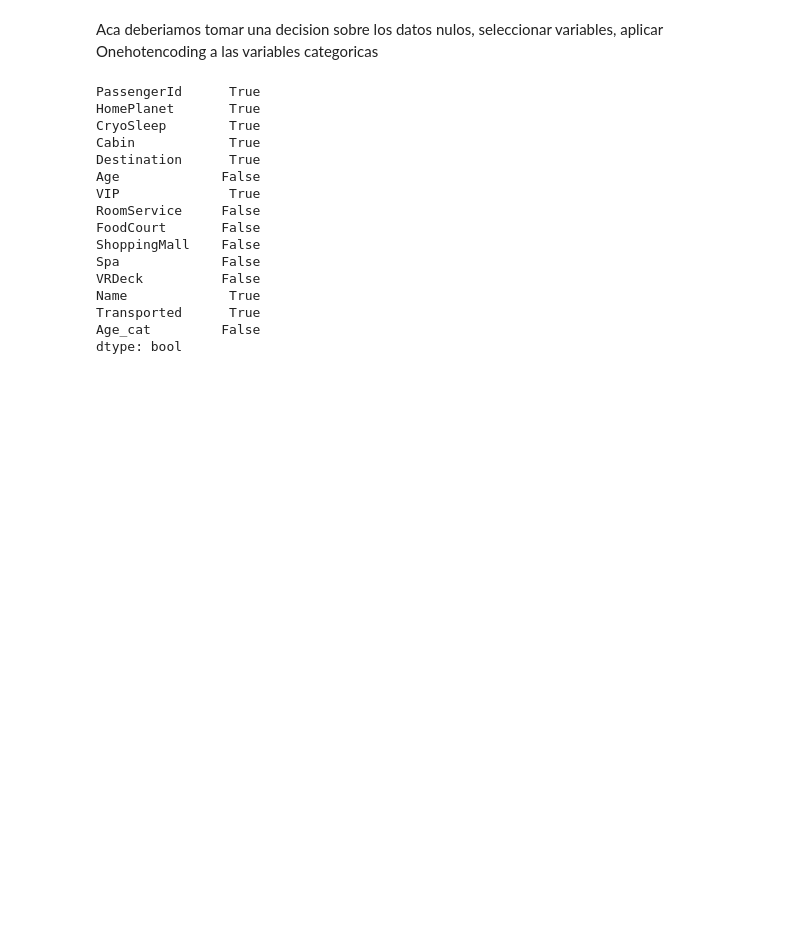
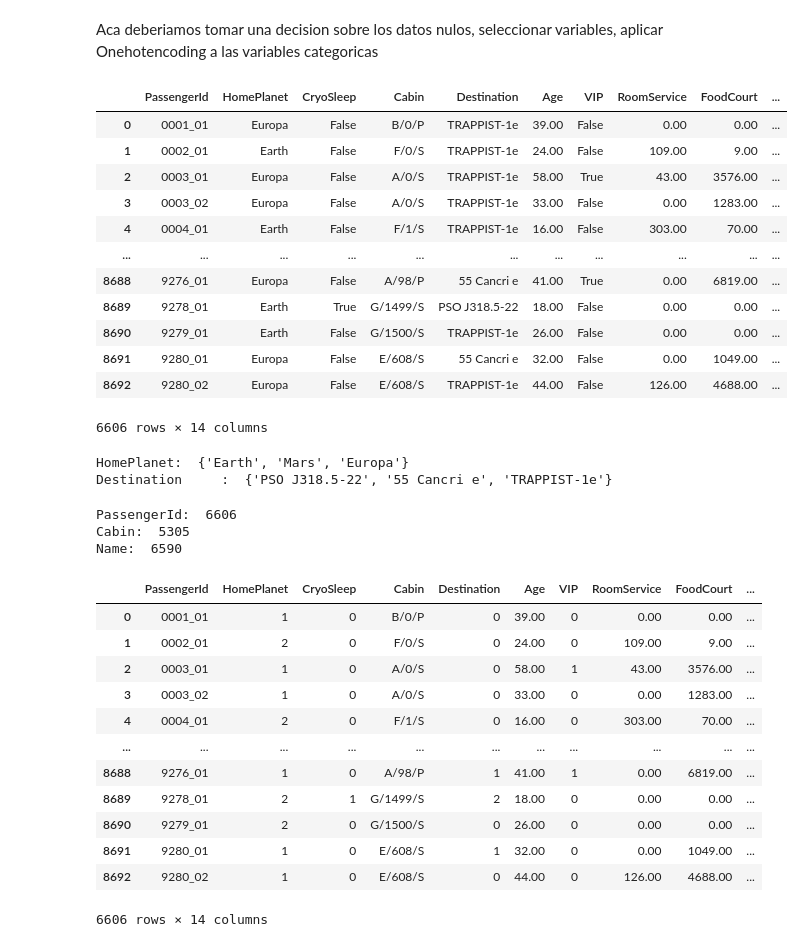
Before and after one commit to ayepezzetto/METLAB, a Jupyter notebook: Challenge_Titanic_RamaGiuli.ipynb, the cells around one changed output. Drawn from its saved outputs; the diff is of its cells as text; code cells hidden in the pictures; blank space fills up the shorter version.

Commit message:
cambios en el preparado de los datos para los modelos

```diff
--- a/Challenge_Titanic_RamaGiuli.ipynb
+++ b/Challenge_Titanic_RamaGiuli.ipynb
@@ -583,3 +583,21 @@ A partir del id del pasajero obtener si viajo o no con la familia y analizar si
 # 6) Preparado de los datos para los modelos
 # %% [markdown]
 Aca deberiamos tomar una decision sobre los datos nulos, seleccionar variables, aplicar Onehotencoding a las variables categoricas
+# %%
+#Por el momento los elimine!
+df = df.dropna()
+df
+# %% [output]
+|  | PassengerId | HomePlanet | CryoSleep | Cabin | Destination | Age | VIP | RoomService | FoodCourt | ... |
+| 0 | 0001_01 | Europa | False | B/0/P | TRAPPIST-1e | 39.00 | False | 0.00 | 0.00 | ... |
+| 1 | 0002_01 | Earth | False | F/0/S | TRAPPIST-1e | 24.00 | False | 109.00 | 9.00 | ... |
+| 2 | 0003_01 | Europa | False | A/0/S | TRAPPIST-1e | 58.00 | True | 43.00 | 3576.00 | ... |
+| 3 | 0003_02 | Europa | False | A/0/S | TRAPPIST-1e | 33.00 | False | 0.00 | 1283.00 | ... |
+| 4 | 0004_01 | Earth | False | F/1/S | TRAPPIST-1e | 16.00 | False | 303.00 | 70.00 | ... |
+| ... | ... | ... | ... | ... | ... | ... | ... | ... | ... | ... |
+| 8688 | 9276_01 | Europa | False | A/98/P | 55 Cancri e | 41.00 | True | 0.00 | 6819.00 | ... |
+| 8689 | 9278_01 | Earth | True | G/1499/S | PSO J318.5-22 | 18.00 | False | 0.00 | 0.00 | ... |
+| 8690 | 9279_01 | Earth | False | G/1500/S | TRAPPIST-1e | 26.00 | False | 0.00 | 0.00 | ... |
+| 8691 | 9280_01 | Europa | False | E/608/S | 55 Cancri e | 32.00 | False | 0.00 | 1049.00 | ... |
+| 8692 | 9280_02 | Europa | False | E/608/S | TRAPPIST-1e | 44.00 | False | 126.00 | 4688.00 | ... |
+6606 rows × 14 columns
@@ -585,0 +607,15 @@ Aca deberiamos tomar una decision sobre los datos nulos, seleccionar variables,
+# %%
+#Cambiamos la variables Home Planet. Para eso primero vemos los valores que toma
+print('HomePlanet: ',set(df.HomePlanet.values))
+print('Destination	: ',set(df.Destination.values))
+# %% [output]
+HomePlanet:  {'Earth', 'Mars', 'Europa'}
+Destination     :  {'PSO J318.5-22', '55 Cancri e', 'TRAPPIST-1e'}
+# %%
+print('PassengerId: ',len(set(df.PassengerId.values)))  #Passenger Id es diferente en todos los casos.
+print('Cabin: ',len(set(df.Cabin.values)))
+print('Name: ',len(set(df.Name.values)))
+# %% [output]
+PassengerId:  6606
+Cabin:  5305
+Name:  6590
@@ -586,19 +625,16 @@ Aca deberiamos tomar una decision sobre los datos nulos, seleccionar variables,
 # %%
-df.dtypes=='object'
+df
 # %% [output]
+|  | PassengerId | HomePlanet | CryoSleep | Cabin | Destination | Age | VIP | RoomService | FoodCourt | ... |
+| 0 | 0001_01 | 1 | 0 | B/0/P | 0 | 39.00 | 0 | 0.00 | 0.00 | ... |
+| 1 | 0002_01 | 2 | 0 | F/0/S | 0 | 24.00 | 0 | 109.00 | 9.00 | ... |
+| 2 | 0003_01 | 1 | 0 | A/0/S | 0 | 58.00 | 1 | 43.00 | 3576.00 | ... |
+| 3 | 0003_02 | 1 | 0 | A/0/S | 0 | 33.00 | 0 | 0.00 | 1283.00 | ... |
+| 4 | 0004_01 | 2 | 0 | F/1/S | 0 | 16.00 | 0 | 303.00 | 70.00 | ... |
+| ... | ... | ... | ... | ... | ... | ... | ... | ... | ... | ... |
+| 8688 | 9276_01 | 1 | 0 | A/98/P | 1 | 41.00 | 1 | 0.00 | 6819.00 | ... |
+| 8689 | 9278_01 | 2 | 1 | G/1499/S | 2 | 18.00 | 0 | 0.00 | 0.00 | ... |
+| 8690 | 9279_01 | 2 | 0 | G/1500/S | 0 | 26.00 | 0 | 0.00 | 0.00 | ... |
+| 8691 | 9280_01 | 1 | 0 | E/608/S | 1 | 32.00 | 0 | 0.00 | 1049.00 | ... |
+| 8692 | 9280_02 | 1 | 0 | E/608/S | 0 | 44.00 | 0 | 126.00 | 4688.00 | ... |
-PassengerId      True
-HomePlanet       True
-CryoSleep        True
-Cabin            True
-Destination      True
-Age             False
-VIP              True
-RoomService     False
-FoodCourt       False
-ShoppingMall    False
-Spa             False
-VRDeck          False
-Name             True
-Transported      True
-Age_cat         False
-dtype: bool
+6606 rows × 14 columns
```
Also changed, not shown: parts of 4 cells of this notebook.
